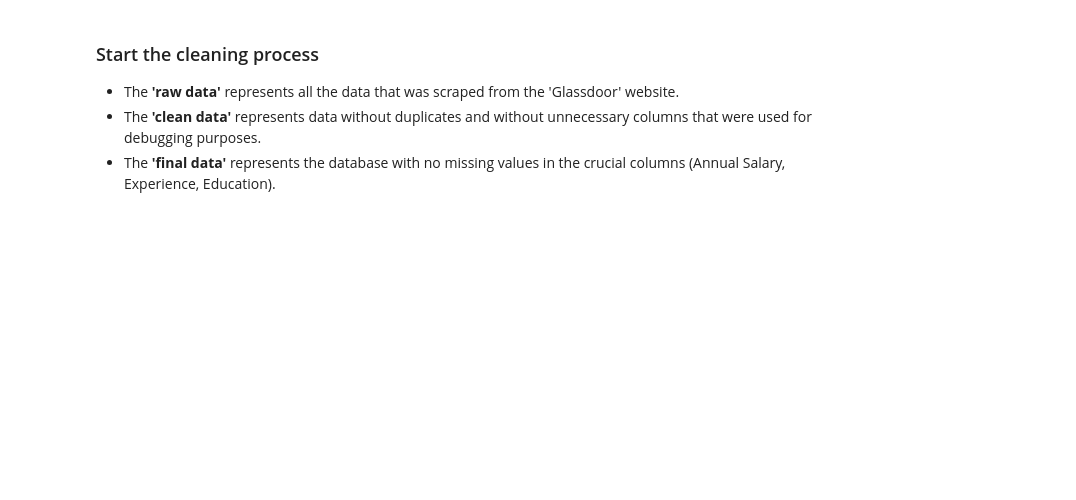
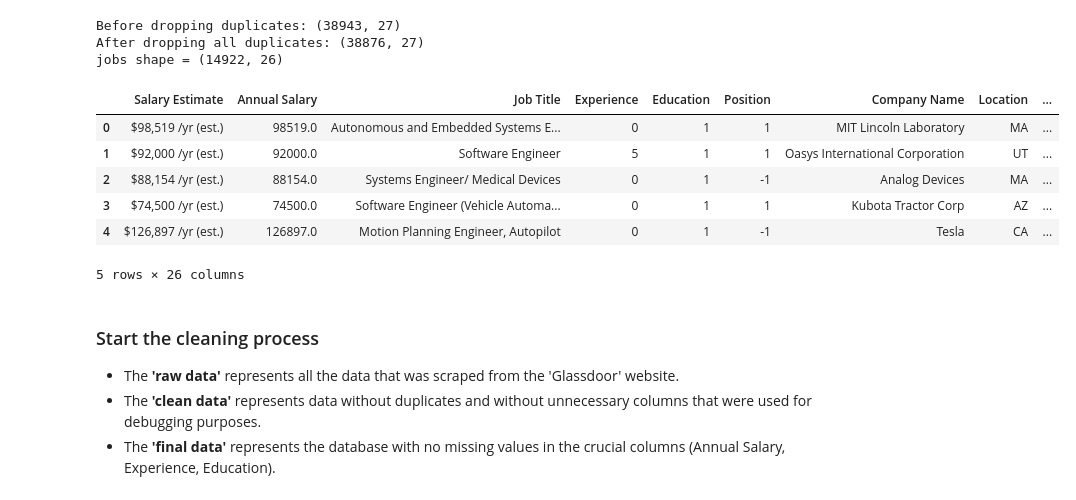
Before and after one commit to avichai504/Salary_Prediction_Project, a Jupyter notebook: Check Data Cleaning.ipynb, the cells around one changed output. Cells and saved outputs as stored; diff of their text form; code cells hidden in the pictures; blank space fills up the shorter version.

Commit message:
More efficient scraper Marge files template

```diff
--- a/Check Data Cleaning.ipynb
+++ b/Check Data Cleaning.ipynb
@@ -3,3 +5,21 @@ import pandas as pd
+# %%
+jobs = dc.merge_csv_files_in_folder('data files/marge')
+jobs.drop('Time of Scrape', inplace=True, axis=1)
+jobs.drop_duplicates(keep='first', inplace=True)
+
+print(f"jobs shape = {jobs.shape}")
+jobs.head()
+# %% [output]
+Before dropping duplicates: (38943, 27)
+After dropping all duplicates: (38876, 27)
+jobs shape = (14922, 26)
+|  | Salary Estimate | Annual Salary | Job Title | Experience | Education | Position | Company Name | Location | ... |
+| 0 | $98,519 /yr (est.) | 98519.0 | Autonomous and Embedded Systems E... | 0 | 1 | 1 | MIT Lincoln Laboratory | MA | ... |
+| 1 | $92,000 /yr (est.) | 92000.0 | Software Engineer | 5 | 1 | 1 | Oasys International Corporation | UT | ... |
+| 2 | $88,154 /yr (est.) | 88154.0 | Systems Engineer/ Medical Devices | 0 | 1 | -1 | Analog Devices | MA | ... |
+| 3 | $74,500 /yr (est.) | 74500.0 | Software Engineer (Vehicle Automa... | 0 | 1 | 1 | Kubota Tractor Corp | AZ | ... |
+| 4 | $126,897 /yr (est.) | 126897.0 | Motion Planning Engineer, Autopilot | 0 | 1 | -1 | Tesla | CA | ... |
+5 rows × 26 columns
 # %% [markdown]
 ### Start the cleaning process
 - The **'raw data'** represents all the data that was scraped from the 'Glassdoor' website.
```
Also changed, not shown: parts of 9 cells of this notebook, 5 other files.
